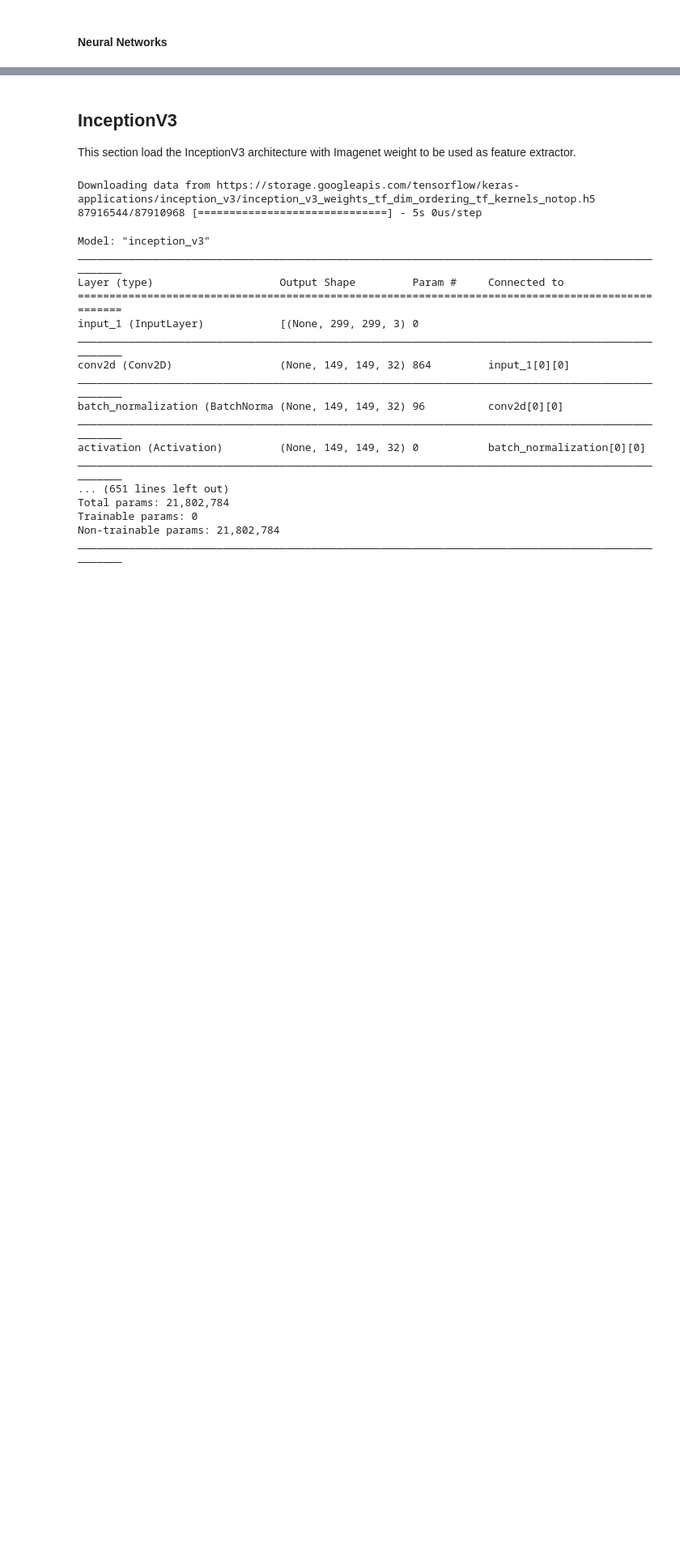
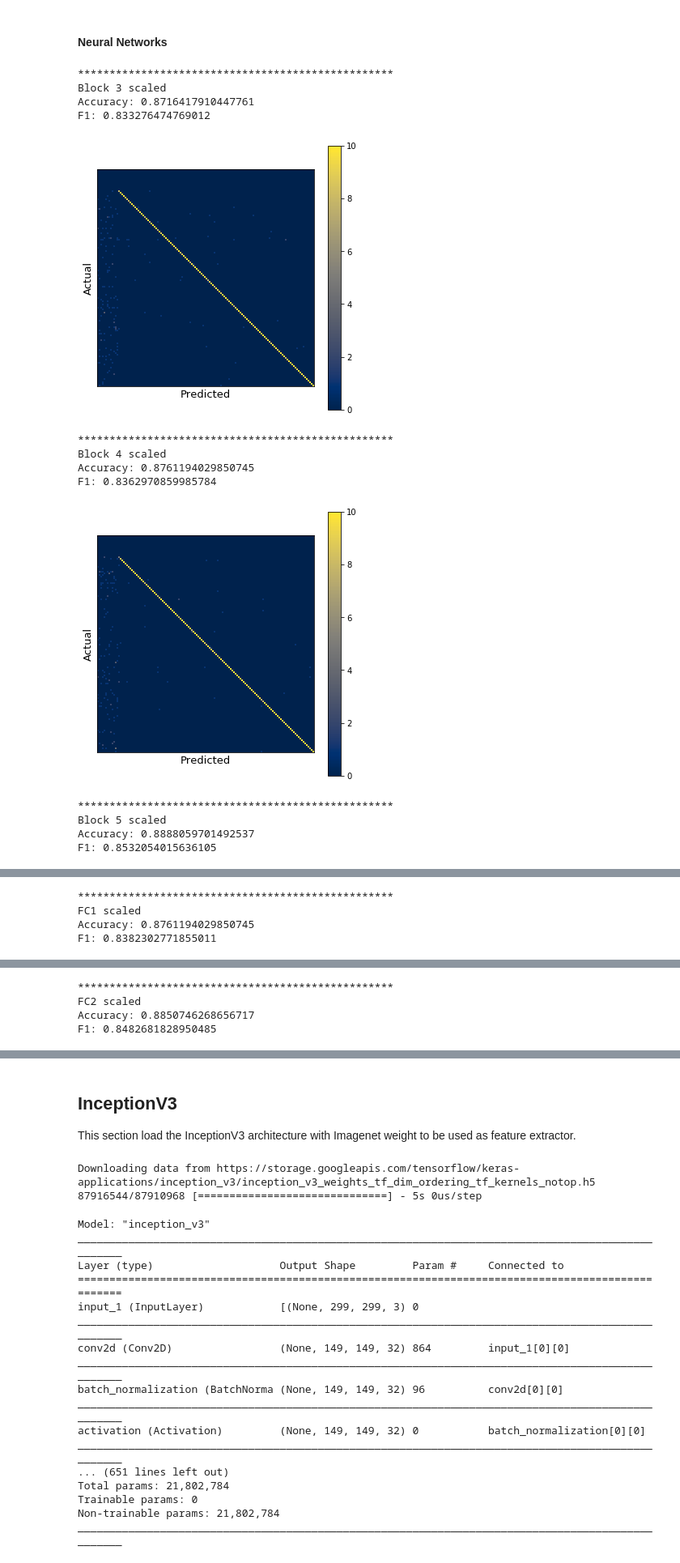
Before and after one commit to maleakhiw/shell-feature-extraction, a Jupyter notebook: notebooks/Deep Learning Features - Part 1.ipynb, the cells around one changed output, grey strips where cells are left out. Shown at 81% size. Saved outputs shown, nothing was run; the diff lists cells and outputs as text; code cells hidden in the pictures; blank space fills up the shorter version.

```diff
--- a/notebooks/Deep Learning Features - Part 1.ipynb
+++ b/notebooks/Deep Learning Features - Part 1.ipynb
@@ -1055,29 +1082,28 @@ KeyboardInterrupt:
 # %% [markdown]
 #### Neural Networks
 # %%
-## Loop configuration
 feature_sets = [
-    (X_block3, y_species),
+#     (X_block3, y_species),
     (X_block3_scaled, y_species),
-    (X_block4, y_species),
+#     (X_block4, y_species),
     (X_block4_scaled, y_species),
-    (X_block5, y_species),
+#     (X_block5, y_species),
     (X_block5_scaled, y_species),
-    (X_fc1, y_species),
+#     (X_fc1, y_species),
     (X_fc1_scaled, y_species),
-    (X_fc2, y_species),
+#     (X_fc2, y_species),
     (X_fc2_scaled, y_species),
 ]
 feature_sets_name = [
-    "Block 3",
+#     "Block 3",
     "Block 3 scaled",
-    "Block 4",
+#     "Block 4",
     "Block 4 scaled",
-    "Block 5",
+#     "Block 5",
     "Block 5 scaled",
-    "FC1",
+#     "FC1",
     "FC1 scaled",
-    "FC2",
+#     "FC2",
     "FC2 scaled",
 ]
 # %%
@@ -1127,34 +1153,49 @@ for feature_set , feature_set_name in zip(feature_sets, feature_sets_name):
 
         # Early stopping callbacks
         early_stopping = tf.keras.callbacks.EarlyStopping(
-            monitor='val_loss', min_delta=0, patience=50,
+            monitor='val_loss', min_delta=0, patience=10,
             mode="auto", restore_best_weights=False
         )
 
         # Fit data to model
         history = model.fit(X[train], y[train],
                   batch_size=batch_size,
                   epochs=no_epochs, verbose=0,
                   validation_data=(X[valid], y[valid]),
                   callbacks=[early_stopping])
 
         # Generate generalisation metrics
         pred = model.predict(X[test])
         pred = np.argmax(pred, axis=1)
         cm = confusion_matrix(pred, y[test])
         acc = accuracy_score(pred, y[test])
         f1 = f1_score(pred, y[test], average="macro")
 
         # Add data to dict results
         dict_results["accuracy"].append(acc)
         dict_results["f1"].append(f1)
         dict_results["cm"].append(cm)
 
     # Display accuracy, f1, confusion matrix
     print(f"Accuracy: {np.mean(dict_results['accuracy'])}")
     print(f"F1: {np.mean(dict_results['f1'])}")
     plot_confusion_matrix(sum(dict_results['cm']), cmap="cividis")
 
     print()
 
     list_dict_results.append(dict_results)
+# %% [output]
+**************************************************
+Block 3 scaled
+Accuracy: 0.8716417910447761
+F1: 0.833276474769012
+[figure, added]
+**************************************************
+Block 4 scaled
+Accuracy: 0.8761194029850745
+F1: 0.8362970859985784
+[figure, added]
+**************************************************
+Block 5 scaled
+Accuracy: 0.8888059701492537
+F1: 0.8532054015636105
@@ -1160,0 +1203,4 @@ for feature_set , feature_set_name in zip(feature_sets, feature_sets_name):
+**************************************************
+FC1 scaled
+Accuracy: 0.8761194029850745
+F1: 0.8382302771855011
@@ -1160,0 +1208,4 @@ for feature_set , feature_set_name in zip(feature_sets, feature_sets_name):
+**************************************************
+FC2 scaled
+Accuracy: 0.8850746268656717
+F1: 0.8482681828950485
```
Also changed, not shown: parts of 3 cells of this notebook.
